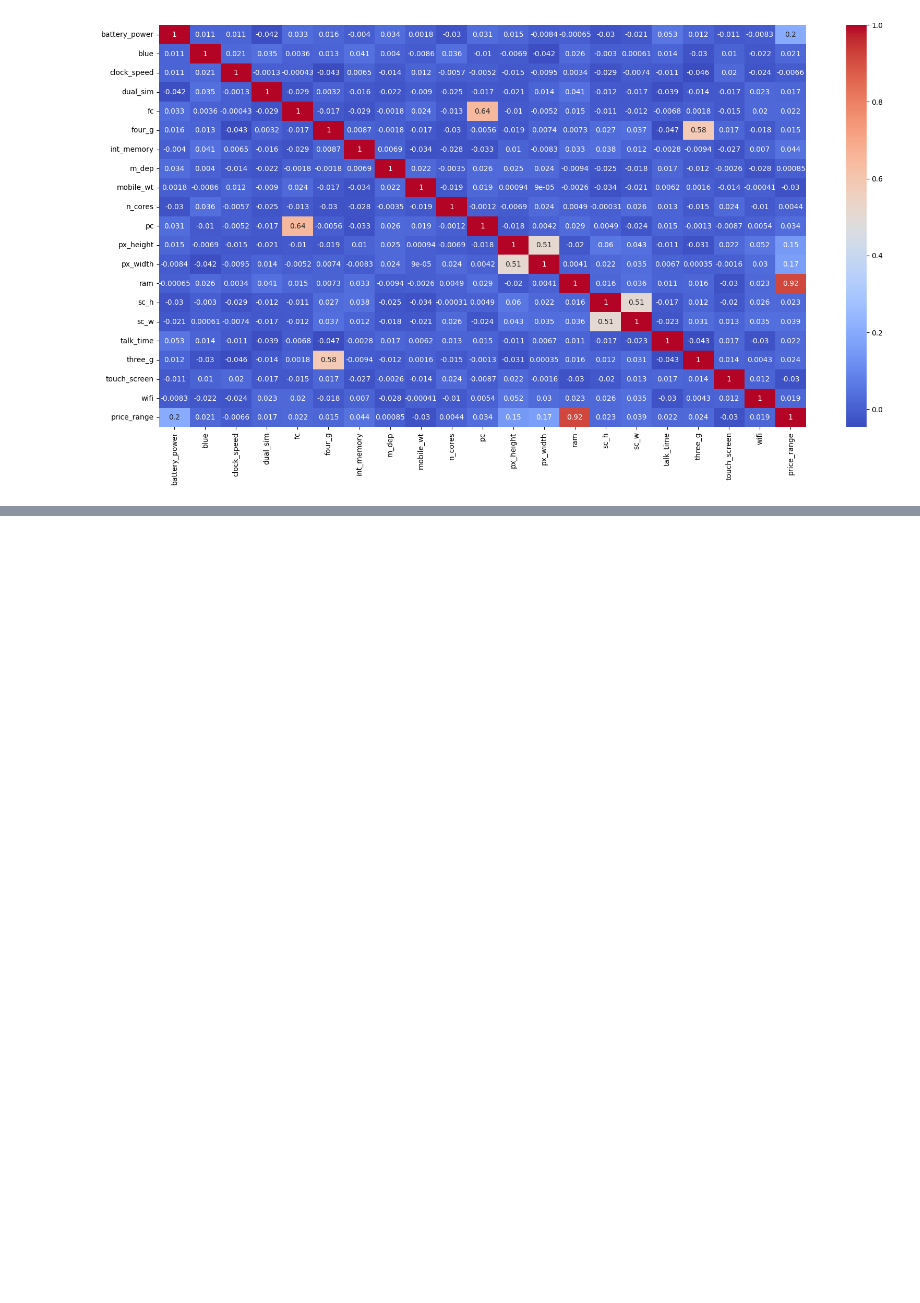
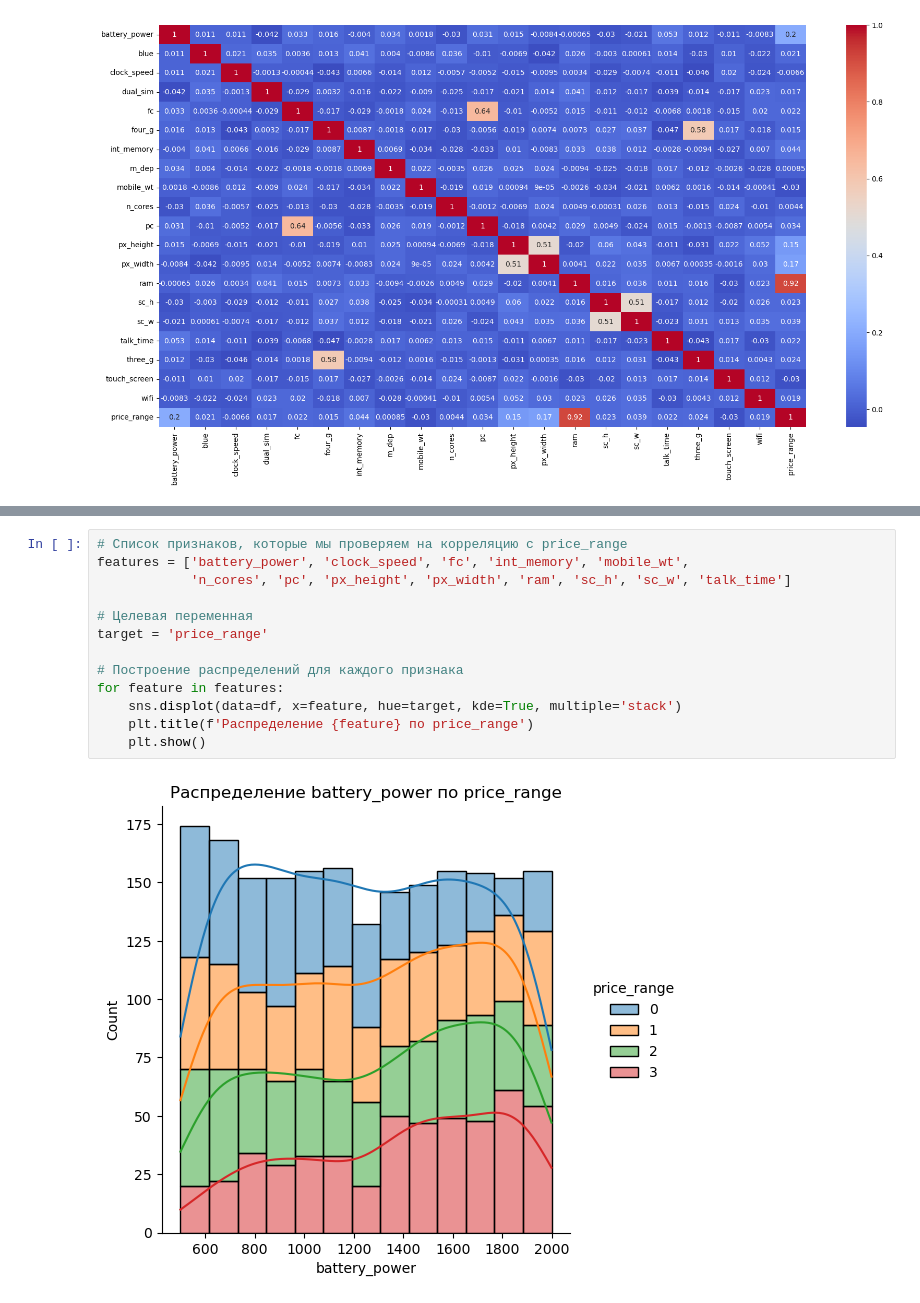
Before and after one commit to KozlovIA/IIS_LR1, a Jupyter notebook: eda/eda.ipynb, the cells around one changed output, grey strips where cells are left out. Drawn from its saved outputs; the diff is of its cells as text; blank space fills up the shorter version.

```diff
--- a/eda/eda.ipynb
+++ b/eda/eda.ipynb
@@ -131,0 +214,15 @@ show(layout)
+# %%
+# Список признаков, которые мы проверяем на корреляцию с price_range
+features = ['battery_power', 'clock_speed', 'fc', 'int_memory', 'mobile_wt',
+            'n_cores', 'pc', 'px_height', 'px_width', 'ram', 'sc_h', 'sc_w', 'talk_time']
+
+# Целевая переменная
+target = 'price_range'
+
+# Построение распределений для каждого признака
+for feature in features:
+    sns.displot(data=df, x=feature, hue=target, kde=True, multiple='stack')
+    plt.title(f'Распределение {feature} по price_range')
+    plt.show()
+# %% [output]
+[figure, added]
```
Also changed, not shown: parts of 27 cells of this notebook, 10 other files.
